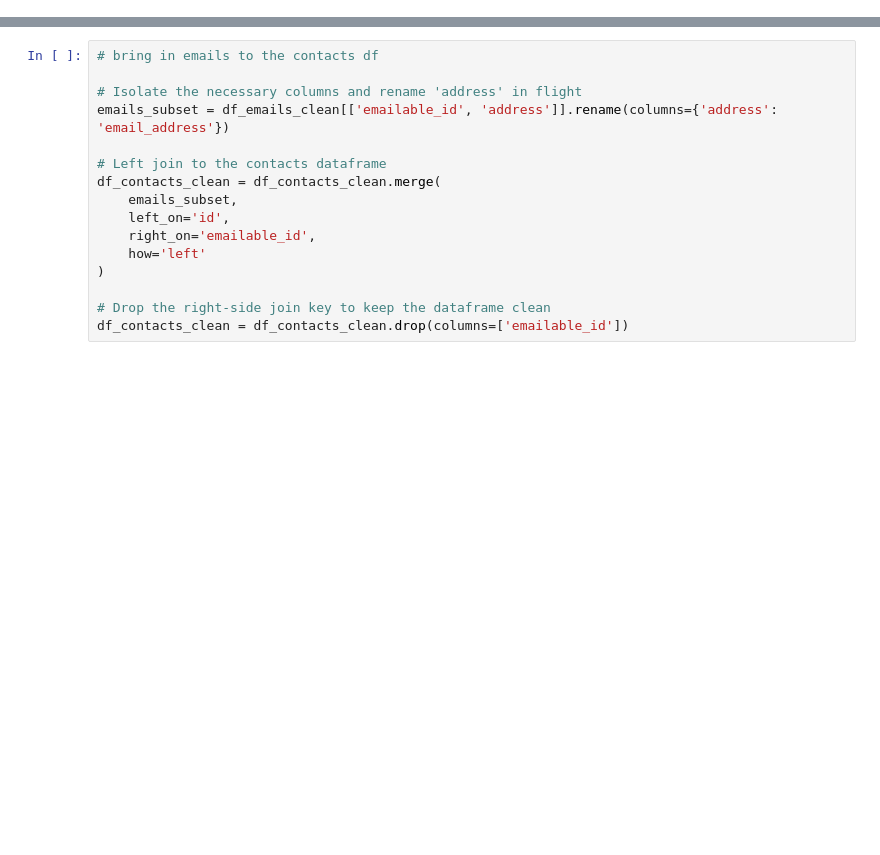
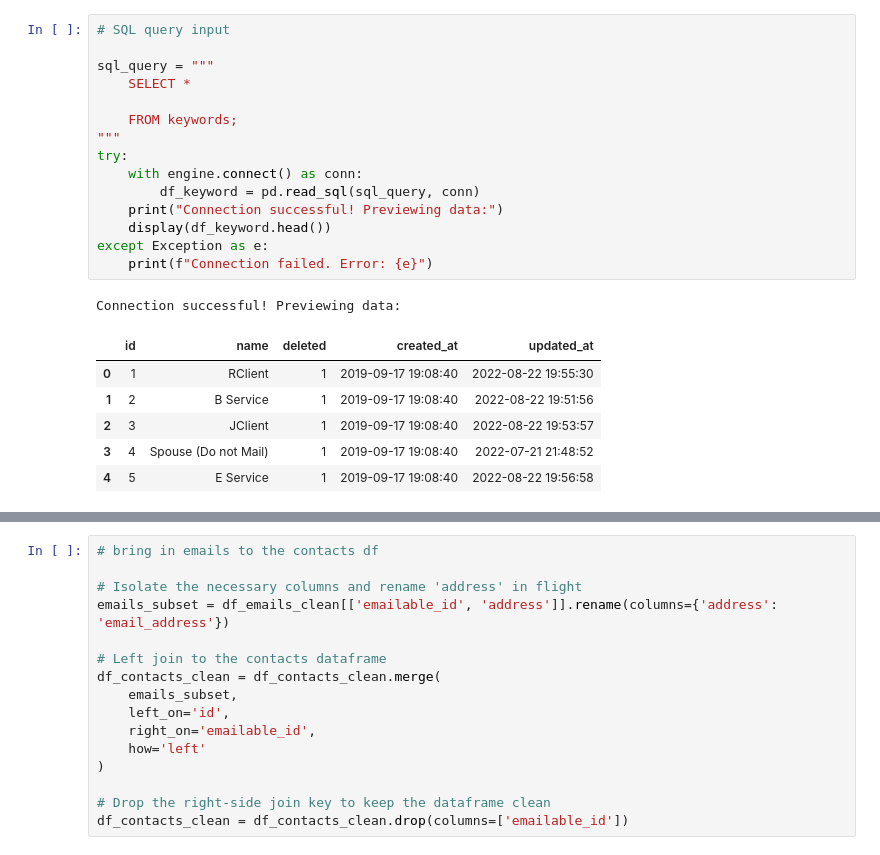
Before and after one commit to FIKennyMyers/JonBOBTransfer, a Jupyter notebook: 02_Transform_Person_Accounts.ipynb, the cells around one changed output, grey strips where cells are left out. Drawn from its saved outputs; the diff is of its cells as text; blank space fills up the shorter version.

```diff
--- a/02_Transform_Person_Accounts.ipynb
+++ b/02_Transform_Person_Accounts.ipynb
@@ -169,0 +170,23 @@ Connection successful! Previewing data:
+# %%
+# SQL query input
+
+sql_query = """
+    SELECT *
+
+    FROM keywords;
+"""
+try:
+    with engine.connect() as conn:
+        df_keyword = pd.read_sql(sql_query, conn)
+    print("Connection successful! Previewing data:")
+    display(df_keyword.head())
+except Exception as e:
+    print(f"Connection failed. Error: {e}")
+# %% [output]
+Connection successful! Previewing data:
+|  | id | name | deleted | created_at | updated_at |
+| 0 | 1 | RClient | 1 | 2019-09-17 19:08:40 | 2022-08-22 19:55:30 |
+| 1 | 2 | B Service | 1 | 2019-09-17 19:08:40 | 2022-08-22 19:51:56 |
+| 2 | 3 | JClient | 1 | 2019-09-17 19:08:40 | 2022-08-22 19:53:57 |
+| 3 | 4 | Spouse (Do not Mail) | 1 | 2019-09-17 19:08:40 | 2022-07-21 21:48:52 |
+| 4 | 5 | E Service | 1 | 2019-09-17 19:08:40 | 2022-08-22 19:56:58 |
```
Also changed, not shown: parts of 18 cells of this notebook, 2 other files.
